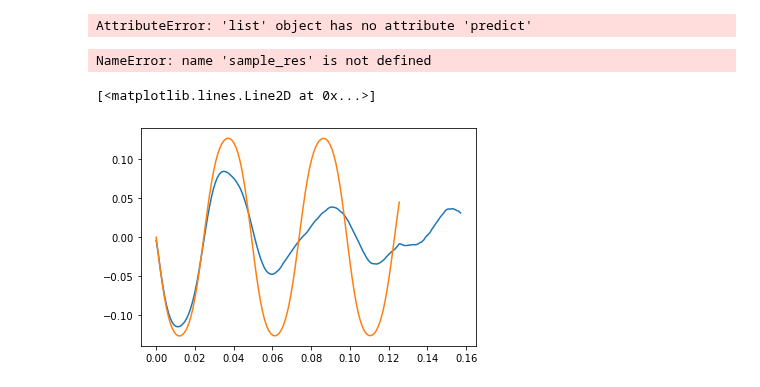
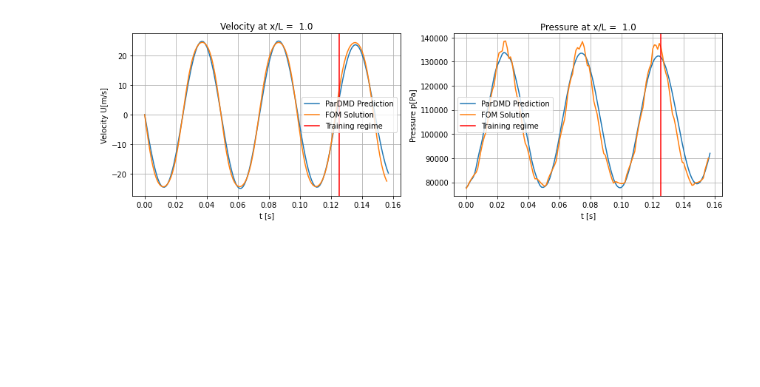
Before and after one commit to azzeddinetiba/ROM_AM, a Jupyter notebook: examples/ParDMD.ipynb, the cells around one changed output. Drawn from its saved outputs; the diff is of its cells as text; code cells hidden in the pictures; blank space fills up the shorter version.

```diff
--- a/examples/ParDMD.ipynb
+++ b/examples/ParDMD.ipynb
@@ -76,17 +90,21 @@ fl_rho_4 = np.load("../DATA/Parametric/nln_results_coeff_4/nln_fl_rho_coeff_4.np
 moving_mesh_4 = np.load("../DATA/Parametric/nln_results_coeff_4/nln_moving_mesh_coeff_4.npy")
 delta_t_4 = np.load("../DATA/Parametric/nln_results_coeff_4/nln_delta_t_coeff_4.npy")
 fl_velocity_4 = fl_rho_v_4/fl_rho_4
+fl_prs_4 = np.load("../DATA/Parametric/nln_results_coeff_4/nln_fl_pressure_coeff_4.npy")
 nt_4 = fl_rho_v_4.shape[0]
 t_4 = np.cumsum(delta_t_4)
 
 # Interpolating original data to the new timesteps
 target_fl_m_mesh_4 = si.griddata(t_4, moving_mesh_4.T, target_t, method='linear').T
 target_velocity_4 = si.griddata(t_4, fl_velocity_4.T, target_t, method='linear').T
+target_prs_4 = si.griddata(t_4, fl_prs_4.T, target_t, method='linear').T
 
 train_velocity_4 = target_velocity_4[:, :int(Coeff*ntt)]
 train_mesh_4 = target_fl_m_mesh_4[:, :int(Coeff*ntt)]
+train_prs_4 = target_prs_4[:, :int(Coeff*ntt)]
 
 test_velocity_4 = target_velocity_4[:, int(Coeff*ntt)::]
+test_prs_4 = target_prs_4[:, int(Coeff*ntt)::]
 test_mesh_4 = target_fl_m_mesh_4[:, int(Coeff*ntt)::]
 # %%
 fl_rho_v_5 = np.load("../DATA/Parametric/nln_results_coeff_5/nln_fl_rho_v_coeff_5.npy")
@@ -143,2 +176,5 @@ muROM.decompose(X = X, params= np.array([1., 2., 3., 4., 5., 6.]), dt = dt, norm
 # %%
-result_ = np.real(muROM.predict(target_t, 4.9, t1 = t_1[0], stabilize=True))
+test_mu = 4.
+pred_t = target_t.copy()
+
+result_ = np.real(muROM.predict(pred_t, test_mu, t1 = t_1[0], stabilize=False))
@@ -166,17 +181,24 @@ plt.plot(sample_res[-1, :])
-# %%
-sample_res = muROM.model.dmd_model.predict(
-    t=target_t, t1=t_1[0], method=0, rank=None, stabilize=True)  # of shape (n * p, m)
-# %% [output]
-AttributeError: 'list' object has no attribute 'predict'
-# %%
-ress = muROM.model.pod_.modes @ sample_res.reshape(
-            (muROM.model._p, muROM.model._kept_rank, -1)).T.swapaxes(0, 1)[:, :, 3]
-# %% [output]
-NameError: name 'sample_res' is not defined
-# %%
-plt.plot(target_t, ress[nx-1, :])
-plt.plot(train_t, muROM.snapshots[3, nx-1, :])
-#plt.plot(target_t, target_velocity_4[nx-1, :])
-# %% [output]
-[<matplotlib.lines.Line2D at 0x...>]
-[figure, removed]
+# %%
+node = 1
+fig, ax = plt.subplots(1, 2, figsize = (12, 4))
+ax[0].plot(pred_t, result_[nx-node, :], label = "ParDMD Prediction");
+ax[0].plot(target_t, target_velocity_4[-node, :], label = "FOM Solution");
+ax[0].grid();
+ax[0].set_xlabel("t [s]");
+ax[0].set_ylabel("Velocity U[m/s]");
+ax[0].set_title("Velocity at x/L =  " + str(L * (nx - node + 1)/nx));
+ax[0].axvline(train_t[-1], color = 'r', label = "Training regime");
+ax[0].legend();
+
+ax[1].plot(pred_t, result_[3*nx-node, :], label = "ParDMD Prediction");
+ax[1].plot(target_t, target_prs_4[-node, :], label = "FOM Solution");
+ax[1].grid();
+ax[1].set_xlabel("t [s]");
+ax[1].set_ylabel("Pressure p[Pa]");
+ax[1].set_title("Pressure at x/L =  " + str(L * (nx - node + 1)/nx));
+ax[1].axvline(train_t[-1], color = 'r', label = "Training regime");
+ax[1].legend();
+
+fig.tight_layout();
+# %% [output]
+[figure, added]
```
Also changed, not shown: parts of 15 cells of this notebook, 1 other file.
